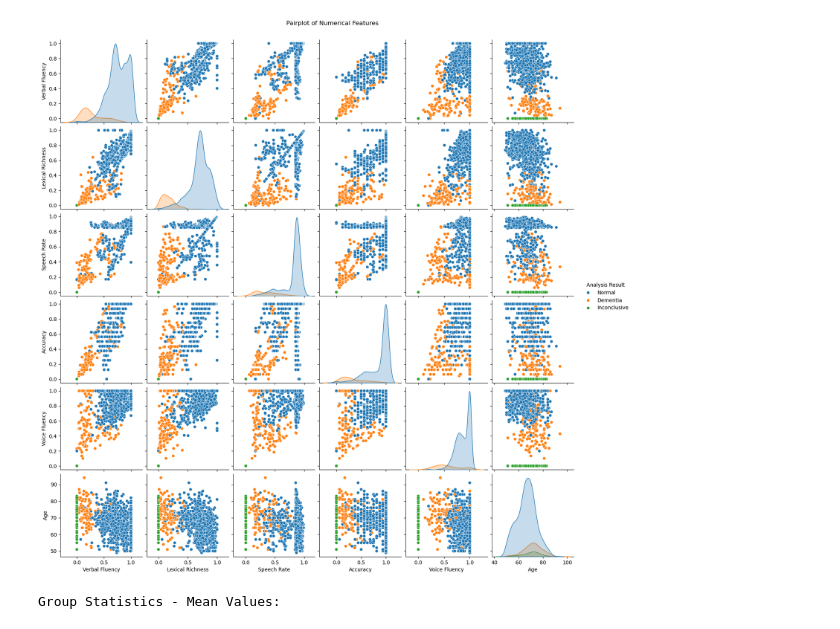
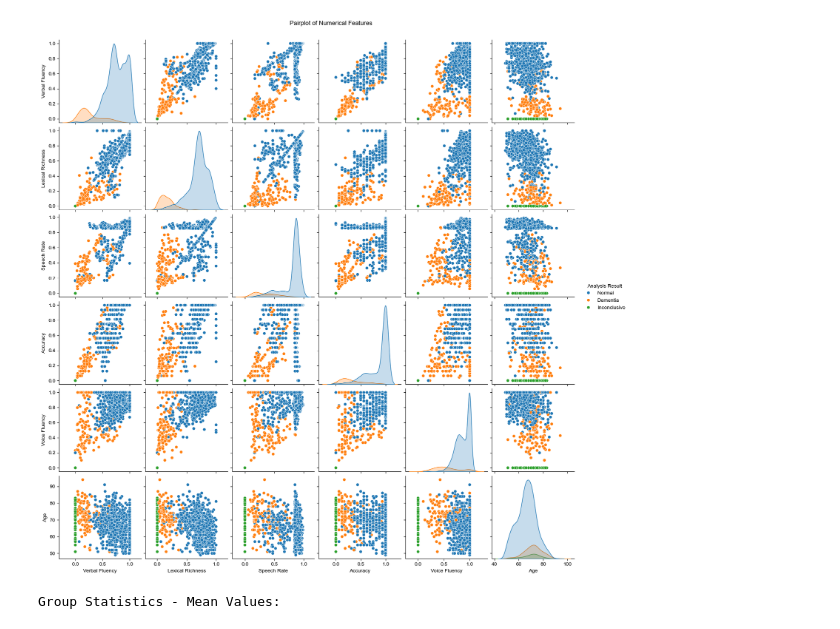
Before and after one commit to Kevindic0214/Voice-Face-Aging-Prediction, a Jupyter notebook: eda.ipynb, the cells around one changed output. Cells and saved outputs as stored; diff of their text form; code cells hidden in the pictures.

```diff
--- a/eda.ipynb
+++ b/eda.ipynb
@@ -8,7 +8,7 @@ import matplotlib as mpl
 import matplotlib.pyplot as plt
 
 # 設定全局字體
-plt.rcParams['font.family'] = 'DejaVu Sans'  # 使用微軟正黑體
+plt.rcParams['font.family'] = 'Arial'
 
 # 讀取 CSV
 df = pd.read_csv('VerbalFluencyTest_rawdata.csv')
@@ -194,26 +200,14 @@ plt.show()
 # %%
 # %%
 # 程式碼區塊 8：Pairplot（依分析結果著色）
-# Create a copy of the dataframe with English column names
-plot_df = df[numeric_cols + ['年齡', '分析結果']].copy()
+# 建立包含數值欄位與分析結果的資料
+plot_df = df[numeric_cols + ['Age', 'Analysis Result']].copy()
 
-# Rename columns to English
-english_columns = {
-    '詞彙流暢度': 'Verbal Fluency',
-    '詞彙豐富度': 'Lexical Richness',
-    '說話速度': 'Speech Rate',
-    '正確率': 'Accuracy',
-    '聲音流暢度': 'Voice Fluency',
-    '年齡': 'Age',
-    '分析結果': 'Analysis Result'
-}
-plot_df.rename(columns=english_columns, inplace=True)
-
-# Create the pairplot with English labels
+# 繪製 pairplot，依分析結果上色
 sns.pairplot(plot_df, hue='Analysis Result', diag_kind='kde')
 plt.suptitle('Pairplot of Numerical Features', y=1.02)
 plt.show()
 # %% [output]
-[figure, old version]
+[figure, new version]
 # %%
 # %%
```
Also changed, not shown: parts of 8 cells of this notebook, 1 other file.
